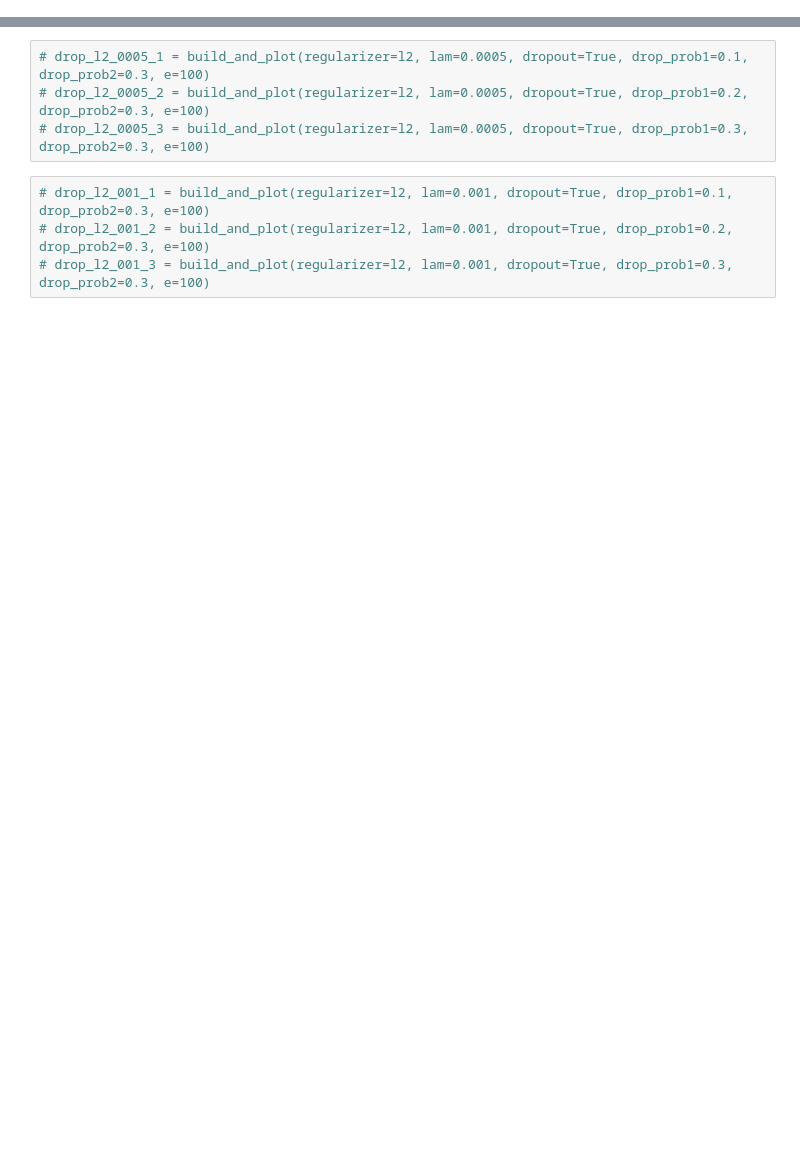
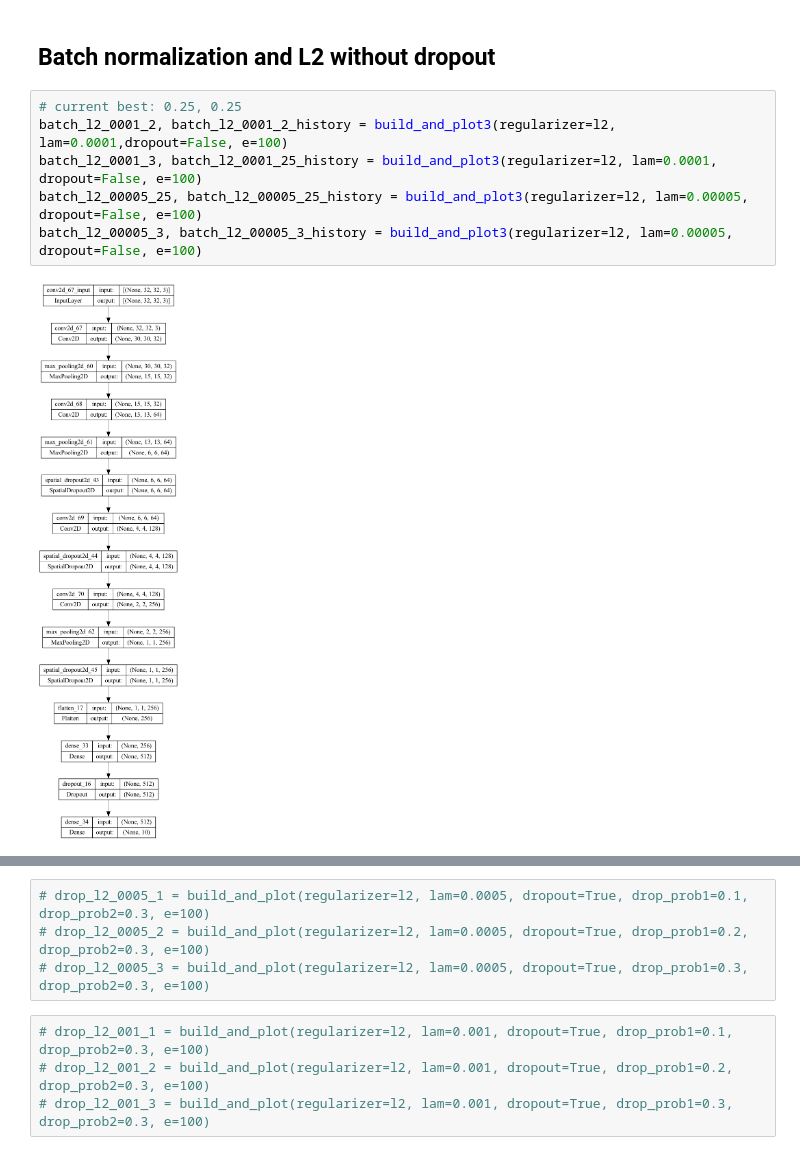
Before and after one commit to alexngUNC/FNN-Regularization, a Jupyter notebook: cifar-10DropL2.ipynb, the cells around one changed output, grey strips where cells are left out. Saved outputs shown, nothing was run; the diff lists cells and outputs as text; blank space fills up the shorter version.

```diff
--- a/cifar-10DropL2.ipynb
+++ b/cifar-10DropL2.ipynb
@@ -123 +236,11 @@ Testing set: 10000
+# %% [markdown]
+## Batch normalization and L2 without dropout
+# %%
+# current best: 0.25, 0.25
+batch_l2_0001_2, batch_l2_0001_2_history = build_and_plot3(regularizer=l2, lam=0.0001,dropout=False, e=100)
+batch_l2_0001_3, batch_l2_0001_25_history = build_and_plot3(regularizer=l2, lam=0.0001, dropout=False, e=100)
+batch_l2_00005_25, batch_l2_00005_25_history = build_and_plot3(regularizer=l2, lam=0.00005, dropout=False, e=100)
+batch_l2_00005_3, batch_l2_00005_3_history = build_and_plot3(regularizer=l2, lam=0.00005, dropout=False, e=100)
+# %% [output]
+[figure, added]
 # %%
```
Also changed, not shown: parts of 7 cells of this notebook, 1 other file.
